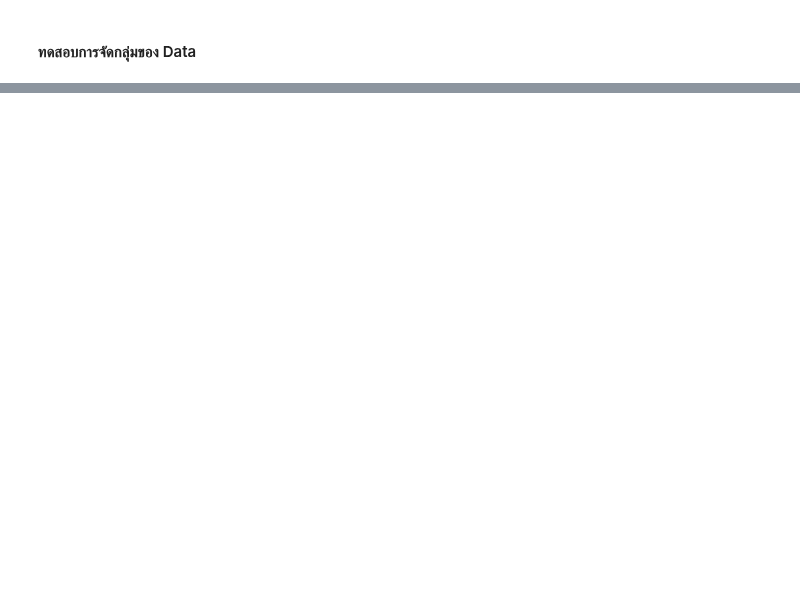
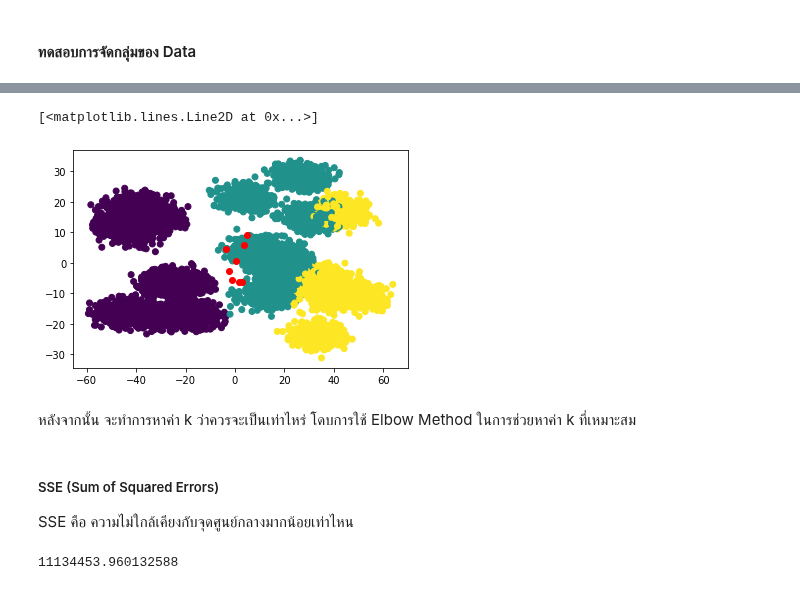
Before and after one commit to SupidchayaTangkidwanich/multivariate, a Jupyter notebook: Multivariate_Exam.ipynb, the cells around one changed output, grey strips where cells are left out. Saved outputs shown, nothing was run; the diff lists cells and outputs as text; code cells hidden in the pictures; blank space fills up the shorter version.

```diff
--- a/Multivariate_Exam.ipynb
+++ b/Multivariate_Exam.ipynb
@@ -117,0 +153,16 @@ array([1, 4, 1, ..., 5, 2, 3], dtype=int32)
+# %%
+
+plt.scatter(new_pca[:,0],new_pca[:,1],c=y) # cluster center
+plt.plot(kmeans.cluster_centers_[:,0],kmeans.cluster_centers_[:,1],'or')
+# %% [output]
+[<matplotlib.lines.Line2D at 0x...>]
+[figure, added]
+# %% [markdown]
+หลังจากนั้น จะทำการหาค่า k ว่าควรจะเป็นเท่าไหร่ โดบการใช้ Elbow Method ในการช่วยหาค่า k ที่เหมาะสม
+# %% [markdown]
+##### SSE (Sum of Squared Errors)
+SSE คือ ความไม่ใกล้เคียงกับจุดศูนย์กลางมากน้อยเท่าไหน
+# %%
+kmeans.inertia_
+# %% [output]
+11134453.960132588
```
Also changed, not shown: parts of 23 cells of this notebook.
